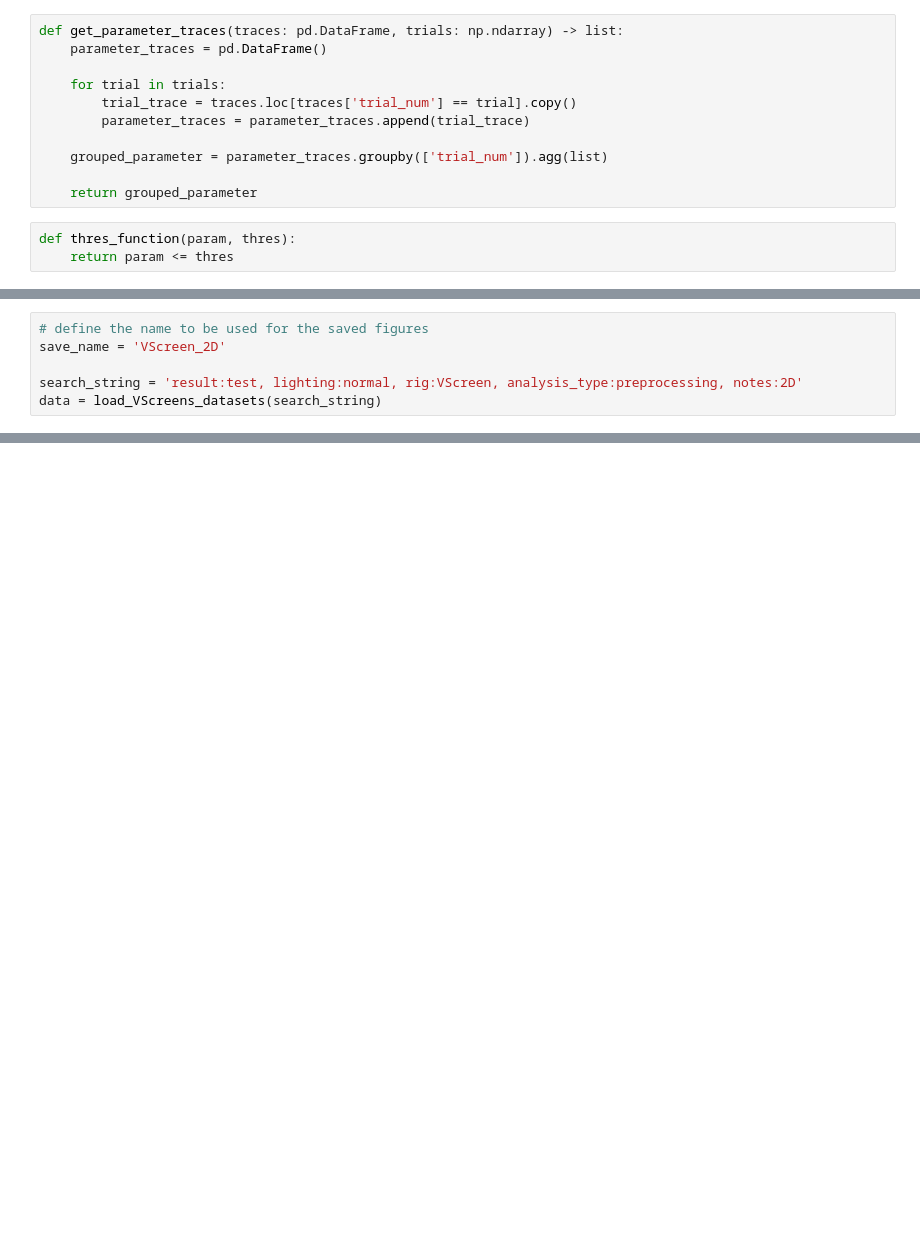
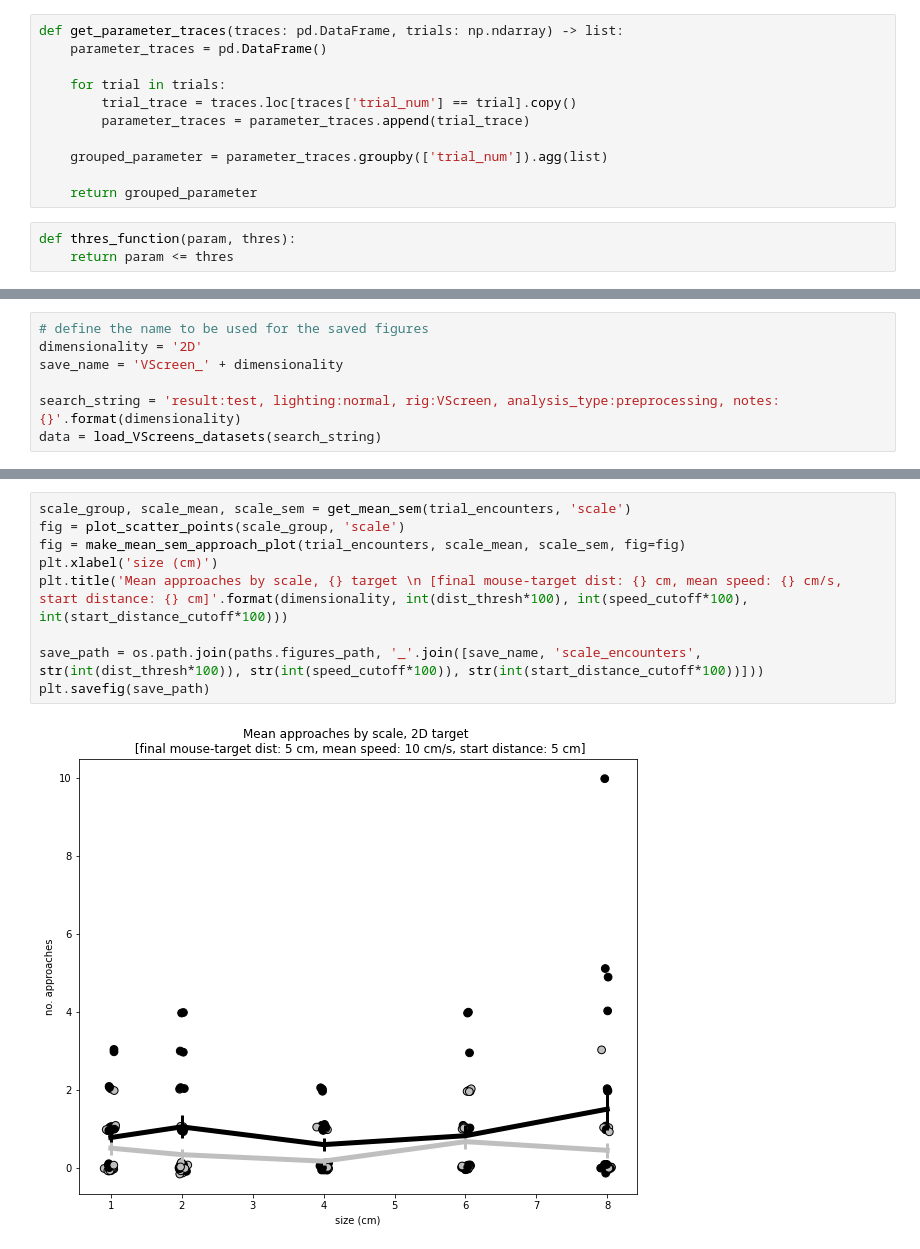
Before and after one commit to drguggiana/prey_capture, a Jupyter notebook: snakemake_scripts/notebooks/Vis_VScreens.ipynb, the cells around one changed output, grey strips where cells are left out. Drawn from its saved outputs; the diff is of its cells as text; blank space fills up the shorter version.

```diff
--- a/snakemake_scripts/notebooks/Vis_VScreens.ipynb
+++ b/snakemake_scripts/notebooks/Vis_VScreens.ipynb
@@ -142,8 +196,9 @@ def encounter_finder(data_in, key, threshold=0.05, window=0.25, start_dist_cutof
 # %%
 # define the name to be used for the saved figures
-save_name = 'VScreen_2D'
+dimensionality = '2D'
+save_name = 'VScreen_' + dimensionality
 
-search_string = 'result:test, lighting:normal, rig:VScreen, analysis_type:preprocessing, notes:2D'
+search_string = 'result:test, lighting:normal, rig:VScreen, analysis_type:preprocessing, notes:{}'.format(dimensionality)
 data = load_VScreens_datasets(search_string)
 # %%
 exp_manipulation_params = ['color_target', 'scale', 'speed']
@@ -262,0 +470,11 @@ for index, row in grouped_parameter.iterrows():
+# %%
+scale_group, scale_mean, scale_sem = get_mean_sem(trial_encounters, 'scale')
+fig = plot_scatter_points(scale_group, 'scale')
+fig = make_mean_sem_approach_plot(trial_encounters, scale_mean, scale_sem, fig=fig)
+plt.xlabel('size (cm)')
+plt.title('Mean approaches by scale, {} target \n [final mouse-target dist: {} cm, mean speed: {} cm/s, start distance: {} cm]'.format(dimensionality, int(dist_thresh*100), int(speed_cutoff*100), int(start_distance_cutoff*100)))
+
+save_path = os.path.join(paths.figures_path, '_'.join([save_name, 'scale_encounters', str(int(dist_thresh*100)), str(int(speed_cutoff*100)), str(int(start_distance_cutoff*100))]))
+plt.savefig(save_path)
+# %% [output]
+[figure, added]
```
Also changed, not shown: parts of 28 cells of this notebook, 1 other file.
